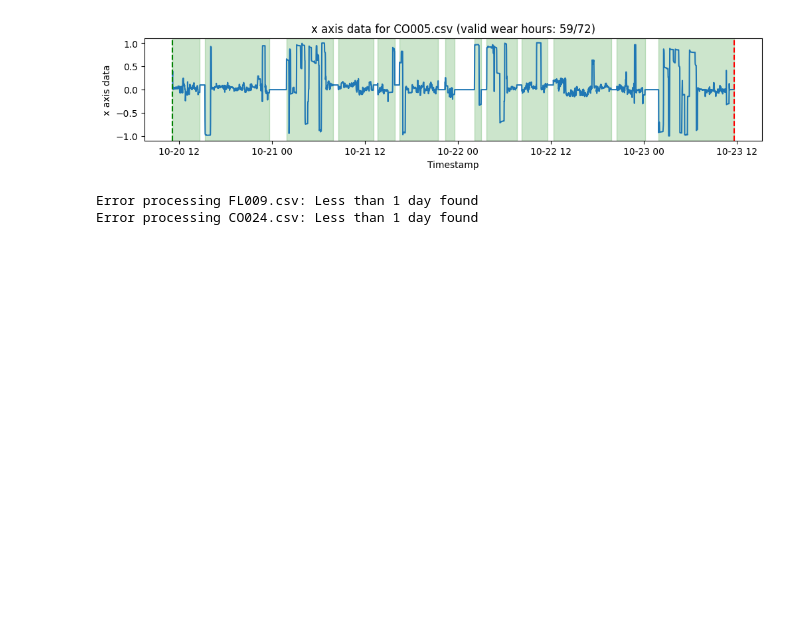
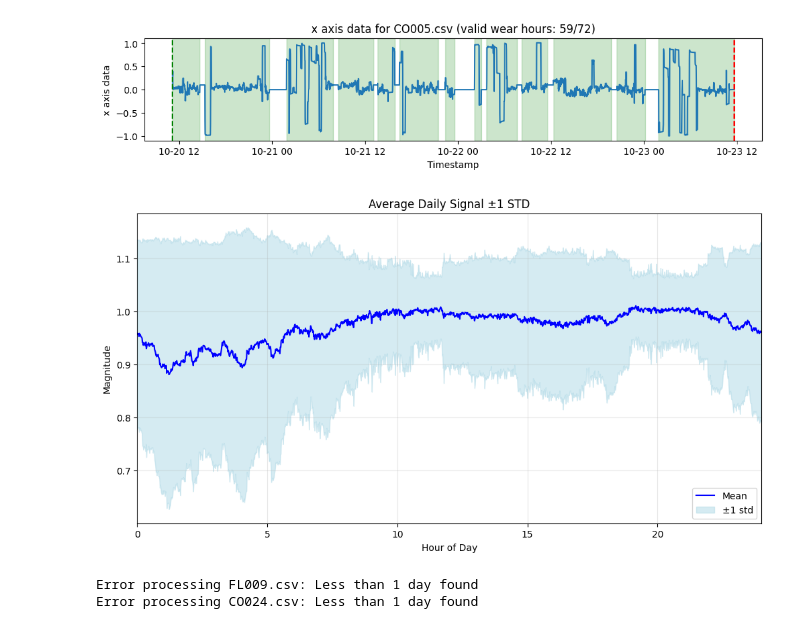
Before and after one commit to jlohunecke/LTMM_Analysis, a Jupyter notebook: exploration.ipynb, the cells around one changed output. Cells and saved outputs as stored; diff of their text form; code cells hidden in the pictures; blank space fills up the shorter version.

Commit message:
mean and std plots

```diff
--- a/exploration.ipynb
+++ b/exploration.ipynb
@@ -308,6 +309,51 @@ plot_pig_wear_timeseries("wear_periods_recomputed.csv", "minute_level_modified",
 [figure]
 [figure]
 [figure]
+# %%
+# 1. Load all files
+file_paths = glob.glob("minute_level_modified/*.csv")  # adjust path
+all_data = []
+
+for f in file_paths:
+    df = pd.read_csv(f, parse_dates=['timestamp'])
+    all_data.append(df)
+
+data = pd.concat(all_data)
+
+# ----------------------
+# 2. Compute magnitude
+# ----------------------
+data['magnitude'] = np.sqrt(data['x']**2 + data['y']**2 + data['z']**2)
+
+# ----------------------
+# 3. Extract time-of-day and fractional hour
+# ----------------------
+data['time'] = data['timestamp'].dt.time
+data['hour'] = data['timestamp'].dt.hour + data['timestamp'].dt.minute/60 + data['timestamp'].dt.second/3600
+
+# ----------------------
+# 4. Group by fractional hour
+# ----------------------
+grouped = data.groupby('hour')['magnitude'].agg(['mean', 'std']).reset_index()
+
+# ----------------------
+# 5. Plot average daily signal ±1 std
+# ----------------------
+plt.figure(figsize=(12,6))
+plt.plot(grouped['hour'], grouped['mean'], label='Mean', color='blue')
+plt.fill_between(grouped['hour'],
+                 grouped['mean'] - grouped['std'],
+                 grouped['mean'] + grouped['std'],
+                 color='lightblue', alpha=0.5, label='±1 std')
+plt.xlabel('Hour of Day')
+plt.ylabel('Magnitude')
+plt.title('Average Daily Signal ±1 STD')
+plt.legend()
+plt.xlim(0, 24)
+plt.grid(alpha=0.3)
+plt.show()
+# %% [output]
+[figure, added]
 # %%
 modified_dir = "minute_level_modified"
 header_dir = "headers"
```
Also changed, not shown: parts of 1 cell of this notebook.
